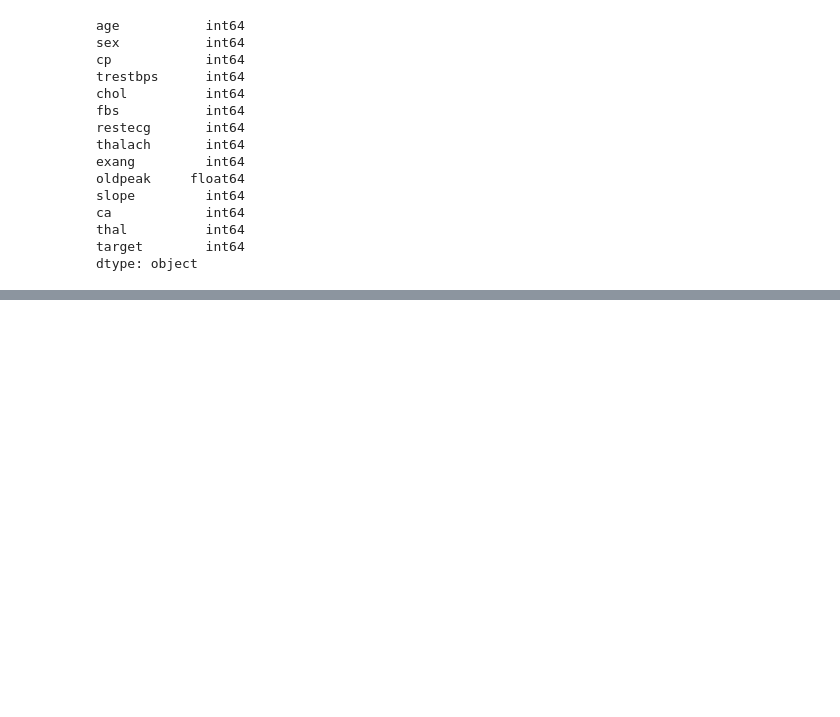
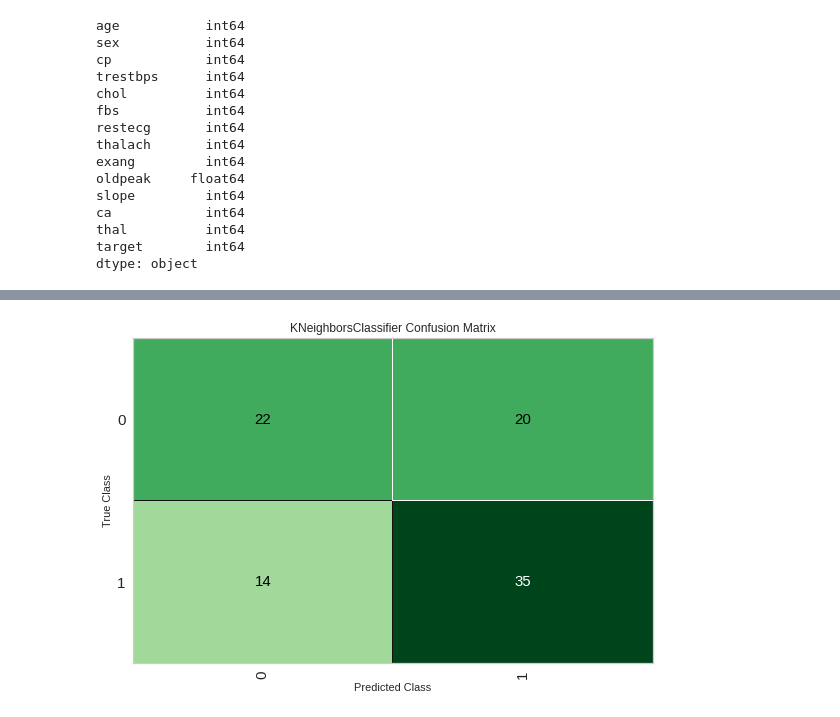
Before and after one commit to urmilapol/urmilapolprojects, a Jupyter notebook: pycaretclassification.ipynb, the cells around one changed output, grey strips where cells are left out. Cells and saved outputs as stored; diff of their text form; code cells hidden in the pictures; blank space fills up the shorter version.

```diff
--- a/pycaretclassification.ipynb
+++ b/pycaretclassification.ipynb
@@ -62,0 +139,2 @@ IndentationError: ignored
+# %%
+knn = create_model('knn')
@@ -62,0 +155,4 @@ IndentationError: ignored
+# %%
+plot_model(knn, plot = 'confusion_matrix')
+# %% [output]
+[figure, added]
```
Also changed, not shown: parts of 10 cells of this notebook.
